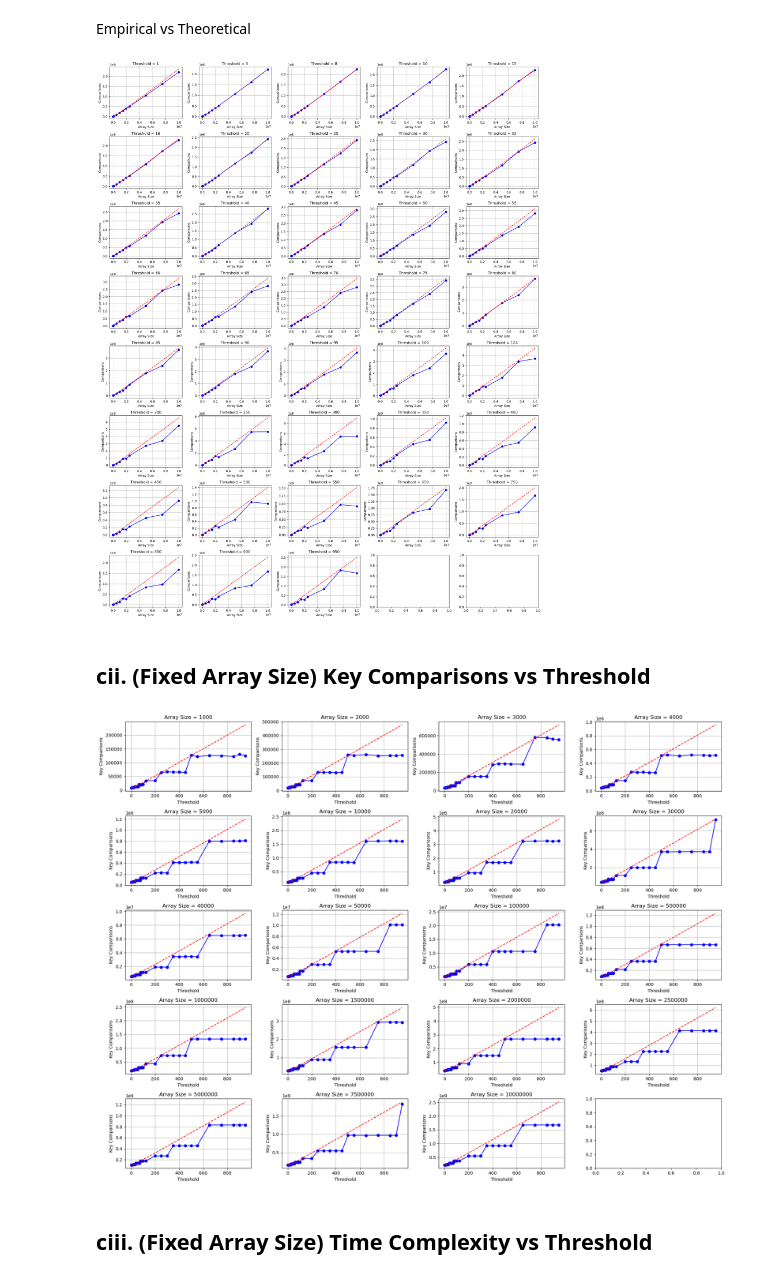
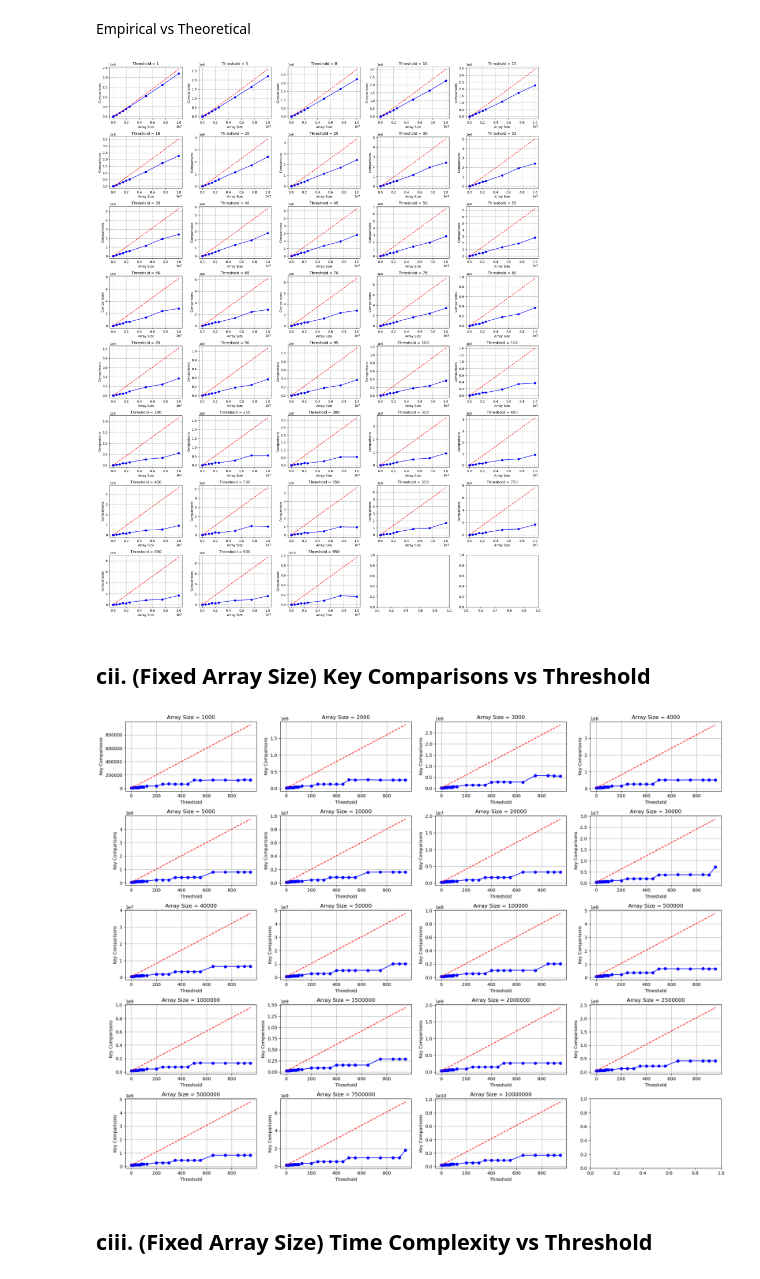
Before and after one commit to ChoWei0310/SC2001-Algorithm-Design, a Jupyter notebook: Plot Graph.ipynb, the cells around one changed output. Cells and saved outputs as stored; diff of their text form; code cells hidden in the pictures.

```diff
--- a/Plot Graph.ipynb
+++ b/Plot Graph.ipynb
@@ -125,7 +125,7 @@ for i, Threshold in enumerate(unique_thresholds):
     df_threshold = hybrid_df[hybrid_df['Threshold'] == Threshold]
     n = df_threshold['Array Size']
     s = Threshold
-    theoretical_values = n*s/4 + n*np.log2(n/s)
+    theoretical_values = n*s + n*np.log2(n/s)
 
     axes[i].plot(df_threshold['Array Size'], df_threshold['Comparisons'], marker='o', linestyle='-', color='b')
     axes[i].plot(n, theoretical_values, label="Theoretical", linestyle="--", color="red")
@@ -140,7 +140,7 @@ for i, Threshold in enumerate(unique_thresholds):
 plt.tight_layout()
 plt.show()
 # %% [output]
-[figure, old version]
+[figure, new version]
 # %% [markdown]
 ## cii. (Fixed Array Size) Key Comparisons vs Threshold
 # %%
@@ -152,35 +152,35 @@ axes = axes.flatten()
 
 for i, array_size in enumerate(unique_array_sizes):
     df_size = hybrid_df[hybrid_df['Array Size'] == array_size]
 
     # Plot the smoothed Key Comparisons vs Threshold on the corresponding subplot
     '''
     x_new = np.linspace(df_size['Threshold'].min(), df_size['Threshold'].max(), 300)
     spl = make_interp_spline(df_size['Threshold'], df_size['Comparisons'], k=3)  # k=3 for cubic spline
     y_smooth = spl(x_new)
     axes[i].plot(x_new, y_smooth, marker='', linestyle='-', color='b')
     '''
     # Plot Key Comparisons vs Threshold on the corresponding subplot
     axes[i].plot(df_size['Threshold'], df_size['Comparisons'], marker='o', linestyle='-', color='b')
 
     n = array_size
     s = df_size['Threshold']
-    theoretical_values = n*s/4 + n*np.log2(n/s)
+    theoretical_values = n*s + n*np.log2(n/s)
     axes[i].plot(s, theoretical_values, label="Theoretical", linestyle="--", color="red")
 
     # Customize each subplot
     axes[i].set_title(f'Array Size = {array_size}')
     axes[i].set_xlabel('Threshold')
     axes[i].set_ylabel('Key Comparisons')
     axes[i].grid(True)
     #axes[i].set_yscale('log')  # Logarithmic scale for key comparisons if necessary
 
 # Adjust layout so that titles and labels don't overlap
 plt.tight_layout()
 
 plt.show()
 # %% [output]
-[figure, old version]
+[figure, new version]
 # %% [markdown]
 ## ciii. (Fixed Array Size) Time Complexity vs Threshold
 # %%
```
